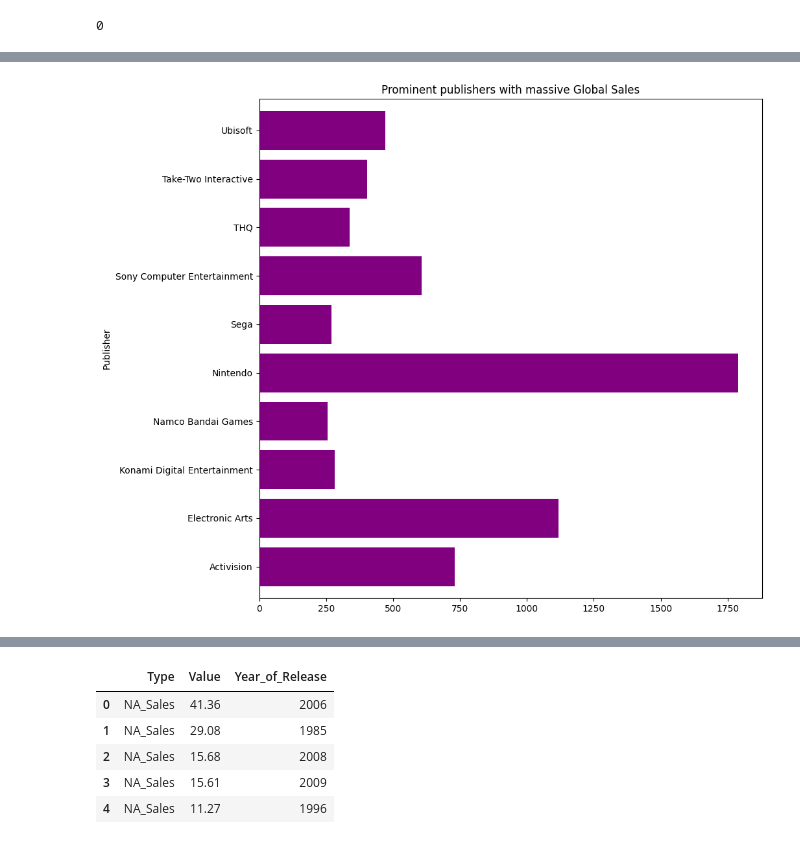
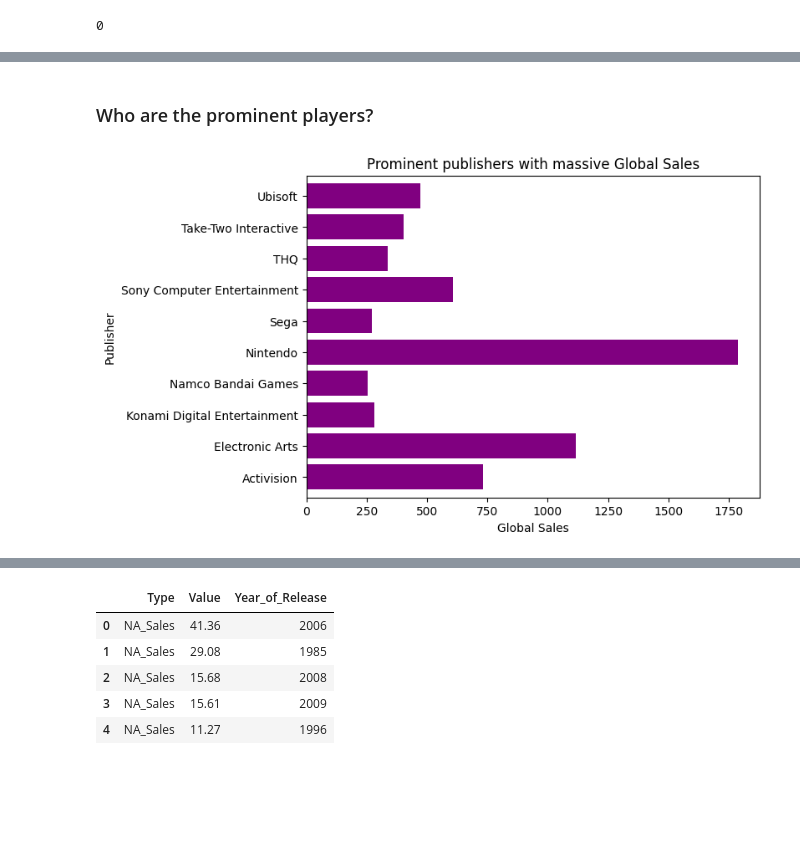
Before and after one commit to Krishnaveni004/video-game-sales-analysis, a Jupyter notebook: Video Game Sales Prediction.ipynb, the cells around one changed output, grey strips where cells are left out. Drawn from its saved outputs; the diff is of its cells as text; code cells hidden in the pictures; blank space fills up the shorter version.

```diff
--- a/Video Game Sales Prediction.ipynb
+++ b/Video Game Sales Prediction.ipynb
@@ -196,9 +230,7 @@ cleaned_data.Year_of_Release.isna().sum()
 # %% [output]
 0
 # %%
-cleaned_data.Critic_Score.fillna(cleaned_data.Critic_Score.median(), inplace=True)
-cleaned_data.User_Score.fillna(cleaned_data.User_Score.median(), inplace=True)
-
+cleaned_data.Critic_Score.fillna(cleaned_data.Critic_Score.min(), inplace=True)
 
 cleaned_data.User_Score = cleaned_data.User_Score.astype('float64')
 cleaned_data.User_Score.fillna(cleaned_data.User_Score.min(), inplace=True)
@@ -262,9 +338,14 @@ plt.show()
+# %% [markdown]
+### Who are the prominent players?
 # %%
+fig, ax = plt.subplots(figsize = (7,5))
 prominent_players = cleaned_data.groupby('Publisher').Global_Sales.sum()
 prominent_players = prominent_players[prominent_players > 250]
 
-prominent_players.plot(kind='barh', color='purple', width=0.8, figsize=(10, 10))
+prominent_players.plot(kind='barh', color='purple', width=0.8, figsize=(7, 5))
 plt.title('Prominent publishers with massive Global Sales')
+plt.xlabel('Global Sales')
+plt.ylabel('Publisher')
 plt.show()
 # %% [output]
-[figure, old version]
+[figure, new version]
```
Also changed, not shown: parts of 78 cells of this notebook.
